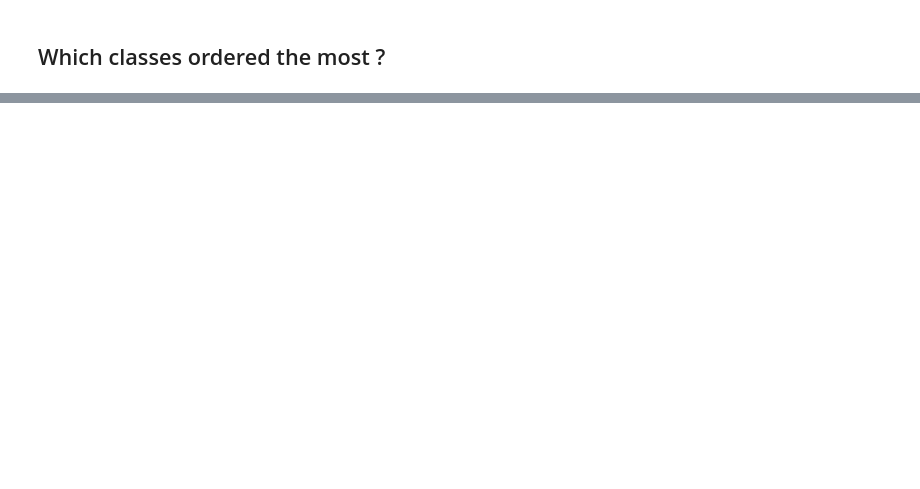
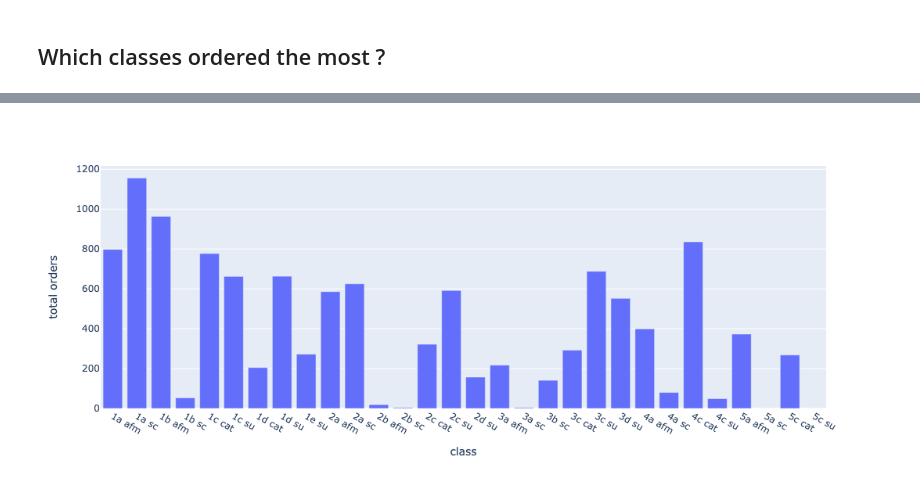
Before and after one commit to i0nut02/SnackUP_analytics, a Jupyter notebook: analysis.ipynb, the cells around one changed output, grey strips where cells are left out. Saved outputs shown, nothing was run; the diff lists cells and outputs as text; code cells hidden in the pictures; blank space fills up the shorter version.

```diff
--- a/analysis.ipynb
+++ b/analysis.ipynb
@@ -99,4 +103,6 @@ total_orders_per_class = [sum(row[1:]) for indx, row in df_per_classes.iterrows(
 # %%
 data_df = pd.DataFrame({'total orders': total_orders_per_class, 'class': classes})
 fig = px.bar(data_df, x='class', y='total orders')
-fig
+fig.show()
+# %% [output]
+[figure, added]
```
Also changed, not shown: parts of 2 cells of this notebook.
